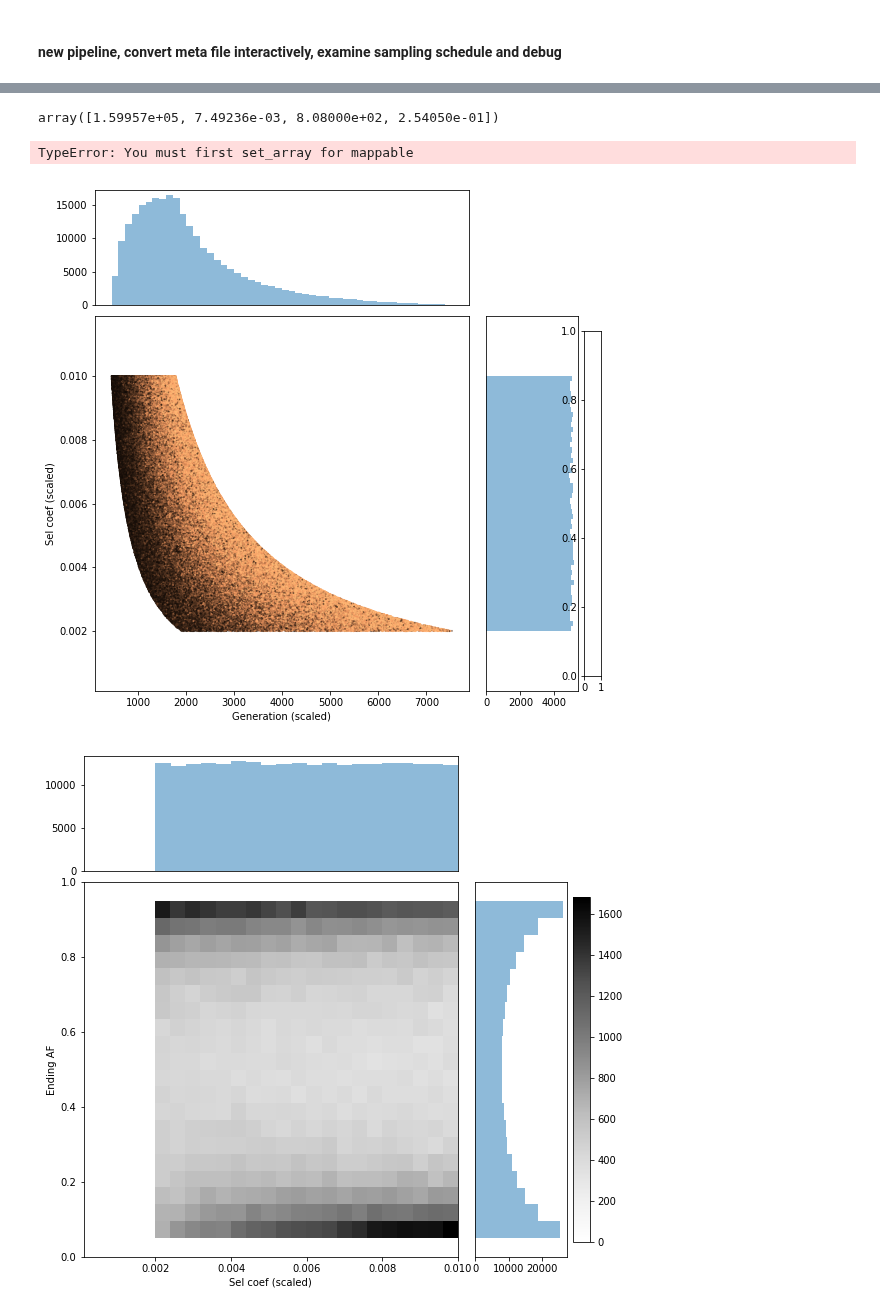
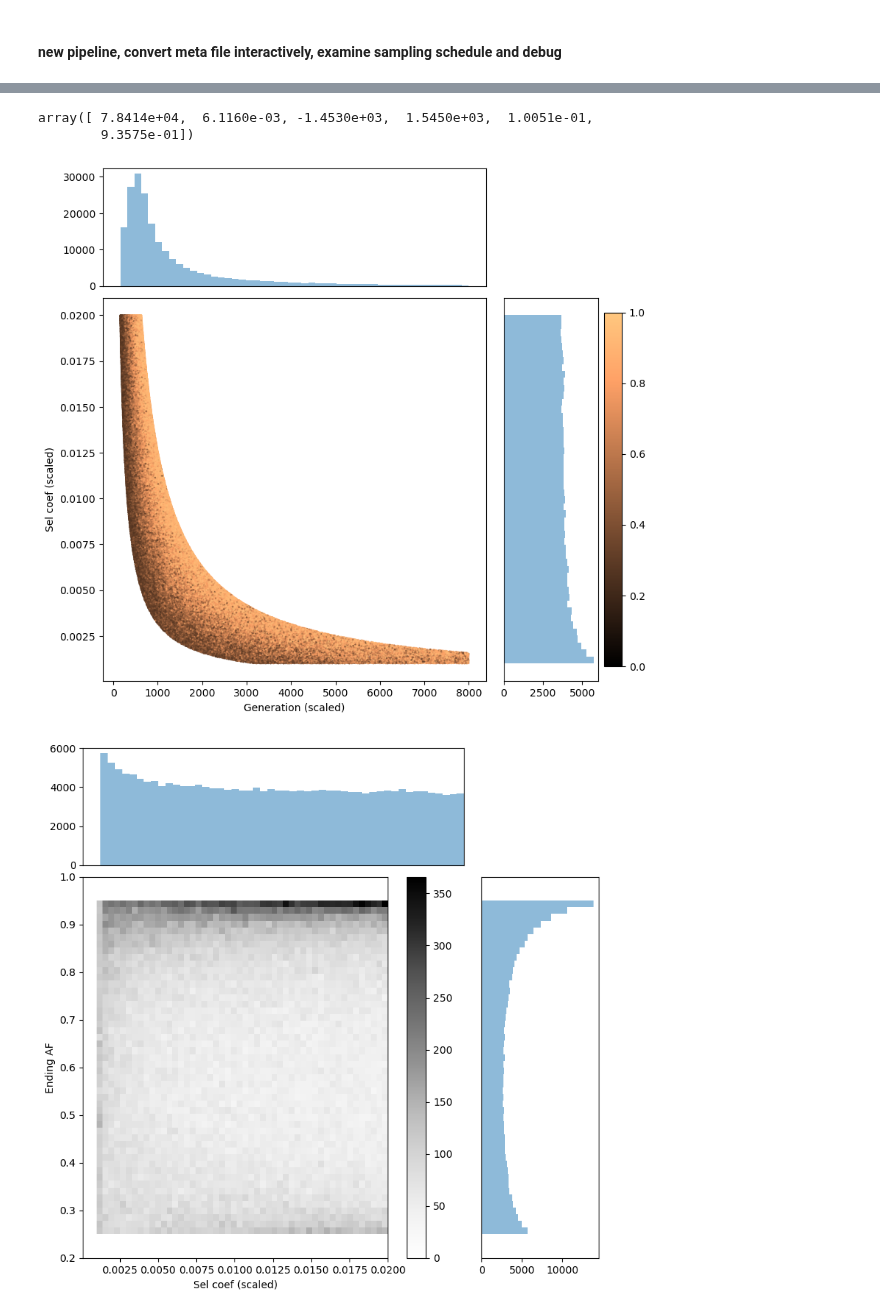
Before and after one commit to ziyimo/popgen-dom-adapt, a Jupyter notebook: DA-SIA/sims/meta2npz.ipynb, the cells around one changed output, grey strips where cells are left out. Cells and saved outputs as stored; diff of their text form; code cells hidden in the pictures.

```diff
--- a/DA-SIA/sims/meta2npz.ipynb
+++ b/DA-SIA/sims/meta2npz.ipynb
@@ -9,5 +12,5 @@ wd = "/grid/siepel/home_norepl/mo/dom_adapt/bkgd_sims"
 # %%
-meta_data = np.genfromtxt(f'{wd}/reg_hdswp_0923.meta', usecols=(1, 2, 3, 4), dtype=None)
+meta_data = np.genfromtxt(f'{wd}/{handle}.meta', usecols=(1, 2, 3, 4, 5, 6), dtype=None)
 # %%
 meta_data.shape
 # %% [output]
@@ -15,15 +18,15 @@ meta_data.shape
 # %%
 no_sims = meta_data.shape[0]
-meta_df = np.empty((no_sims, 4))
+meta_df = np.empty((no_sims, 6))
 
 cnt = 0
 for r_idx in range(no_sims):
     try:
-        ID = int(meta_data[r_idx][3].split(b'_')[-2]) # retrieve 1-based index from meta file
+        ID = int(meta_data[r_idx][-1].split(b'_')[-1]) # retrieve 1-based index from meta file
         #sim_path = meta_data[r_idx][3].decode()[:-4]+"samp.trees"
         #if not os.path.isfile(sim_path): continue
 
-        meta_df[r_idx] = np.array([ID, meta_data[r_idx][0], meta_data[r_idx][1], meta_data[r_idx][2]])
+        meta_df[r_idx] = np.array([ID]+list(meta_data[r_idx])[:-1])
         #idx_ls.append(ID)
         #sc_ls.append(meta_data[r_idx][0])
         #onset_ls.append(meta_data[r_idx][1])
@@ -50,5 +53,6 @@ meta_sorted.shape
 # %%
-meta_sorted[159956]
+meta_sorted[78413]
 # %% [output]
-array([1.59957e+05, 7.49236e-03, 8.08000e+02, 2.54050e-01])
+array([ 7.8414e+04,  6.1160e-03, -1.4530e+03,  1.5450e+03,  1.0051e-01,
+        9.3575e-01])
 # %%
@@ -56,7 +60,7 @@ np.save(f"{wd}/reg_hdswp_0923_meta.npy", meta_sorted)
 # %%
-gen = meta_sorted[:, 2]
+gen = meta_sorted[:, 3]
 sc = meta_sorted[:, 1]
-AF = meta_sorted[:, 3]
+AF = meta_sorted[:, 5]
 # %%
 ### Plot gen v sel coef ###
 # set colormap
@@ -113,12 +117,11 @@ plt.colorbar(cm.ScalarMappable(cmap=af_cmap))
 #plt.savefig(file_path+"_distr.pdf")
 plt.show()
 # %% [output]
-TypeError: You must first set_array for mappable
-[figure, old version]
+[figure, new version]
 # %%
 ## Plot sel coef v. AF ##
 
-no_bin = 20
+no_bin = 50
 hist_cmap = cm.get_cmap(name="Greys")
 # definitions for the axes
 left, width = 0.1, 0.65
@@ -132,33 +135,33 @@ rect_histy = [left_h+0.01, bottom, 0.2, height]
 # start with a rectangular Figure
 plt.figure(1, figsize=(8, 8))
 
 axScatter = plt.axes(rect_scatter)
 axHistx = plt.axes(rect_histx)
 axHisty = plt.axes(rect_histy)
 
 # no labels
 #axHistx.xaxis.set_major_formatter(nullfmt)
 #axHisty.yaxis.set_major_formatter(nullfmt)
 
 # 2D histogram:
 _, _, _, im = axScatter.hist2d(sc, AF, bins=no_bin, cmap=hist_cmap, vmin=0)
 
-axScatter.set_xlim((1e-4, 1e-2))
-axScatter.set_ylim((0, 1))
+axScatter.set_xlim((1e-4, 2e-2))
+axScatter.set_ylim((0.2, 1))
 axScatter.set_xlabel("Sel coef (scaled)")
 axScatter.set_ylabel("Ending AF")
 
 axHistx.hist(sc, alpha=0.5, bins=no_bin)
 axHisty.hist(AF, alpha=0.5, bins=no_bin, orientation='horizontal')
 
 axHistx.set_xlim(axScatter.get_xlim())
 axHisty.set_ylim(axScatter.get_ylim())
 # axHisty.set_xlim((0, 500))
 axHistx.set_xticks([])
 axHisty.set_yticks([])
 
 plt.colorbar(im)
 #plt.savefig(file_path+"_distr.pdf")
 plt.show()
 # %% [output]
-[figure, old version]
+[figure, new version]
```
Also changed, not shown: parts of 7 cells of this notebook, 3 other files.
